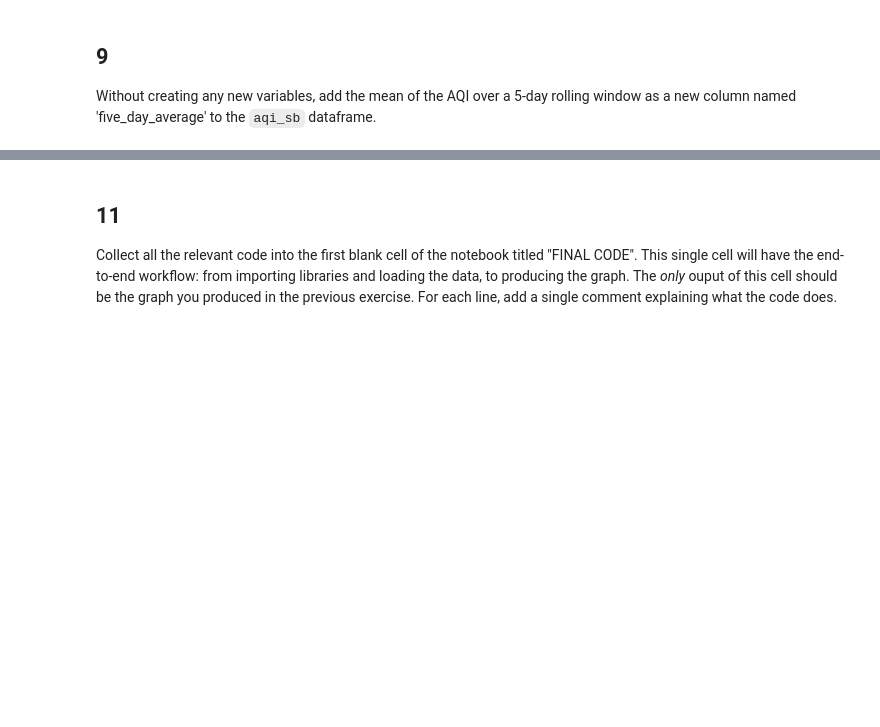
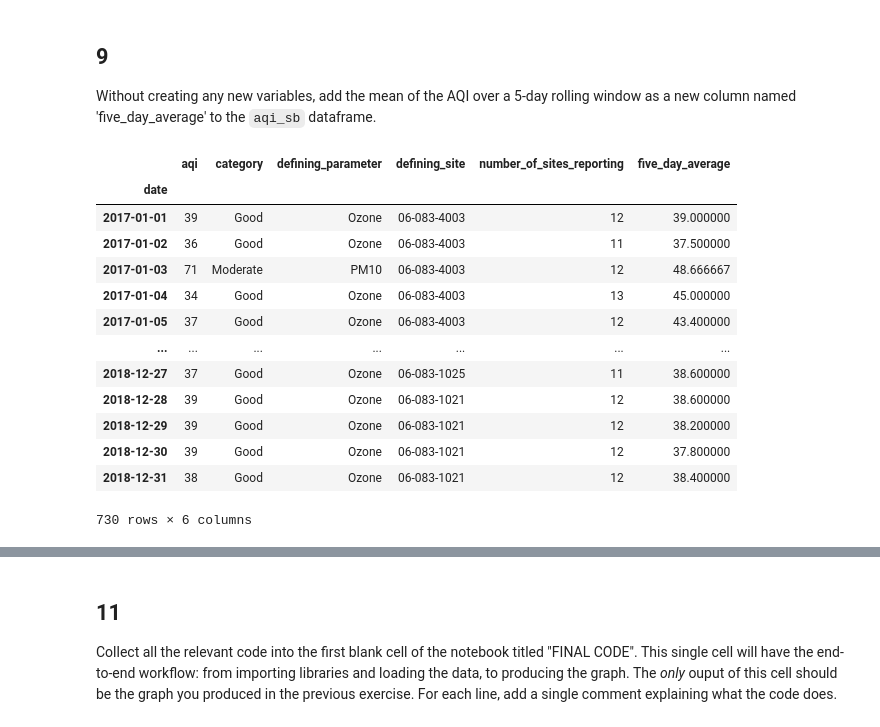
Before and after one commit to fletcher-m/eds220-hwk-2, a Jupyter notebook: hwk2-task2-aqi.ipynb, the cells around one changed output, grey strips where cells are left out. Cells and saved outputs as stored; diff of their text form; code cells hidden in the pictures; blank space fills up the shorter version.

```diff
--- a/hwk2-task2-aqi.ipynb
+++ b/hwk2-task2-aqi.ipynb
@@ -204,2 +301,20 @@ Without creating any new variables, add the mean of the AQI over a 5-day rolling
+# %%
+# add new column 'five_day_average' to aqi_sb data frame
+aqi_sb['five_day_average'] = aqi_sb.aqi.rolling('5D').mean()
+# %% [output]
+|  | aqi | category | defining_parameter | defining_site | number_of_sites_reporting | five_day_average |
+| date |  |  |  |  |  |  |
+| 2017-01-01 | 39 | Good | Ozone | 06-083-4003 | 12 | 39.000000 |
+| 2017-01-02 | 36 | Good | Ozone | 06-083-4003 | 11 | 37.500000 |
+| 2017-01-03 | 71 | Moderate | PM10 | 06-083-4003 | 12 | 48.666667 |
+| 2017-01-04 | 34 | Good | Ozone | 06-083-4003 | 13 | 45.000000 |
+| 2017-01-05 | 37 | Good | Ozone | 06-083-4003 | 12 | 43.400000 |
+| ... | ... | ... | ... | ... | ... | ... |
+| 2018-12-27 | 37 | Good | Ozone | 06-083-1025 | 11 | 38.600000 |
+| 2018-12-28 | 39 | Good | Ozone | 06-083-1021 | 12 | 38.600000 |
+| 2018-12-29 | 39 | Good | Ozone | 06-083-1021 | 12 | 38.200000 |
+| 2018-12-30 | 39 | Good | Ozone | 06-083-1021 | 12 | 37.800000 |
+| 2018-12-31 | 38 | Good | Ozone | 06-083-1021 | 12 | 38.400000 |
+730 rows × 6 columns
 # %% [markdown]
 ## 10
```
Also changed, not shown: parts of 11 cells of this notebook.
